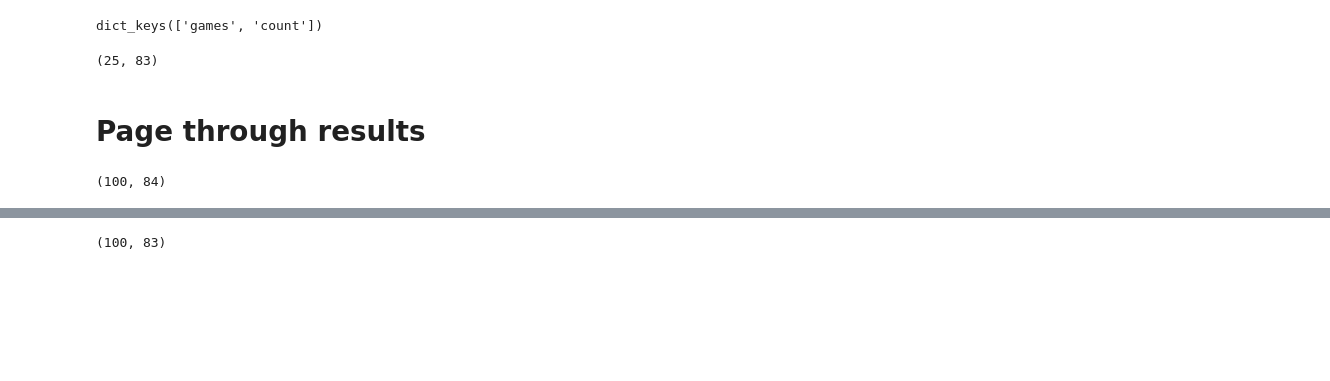
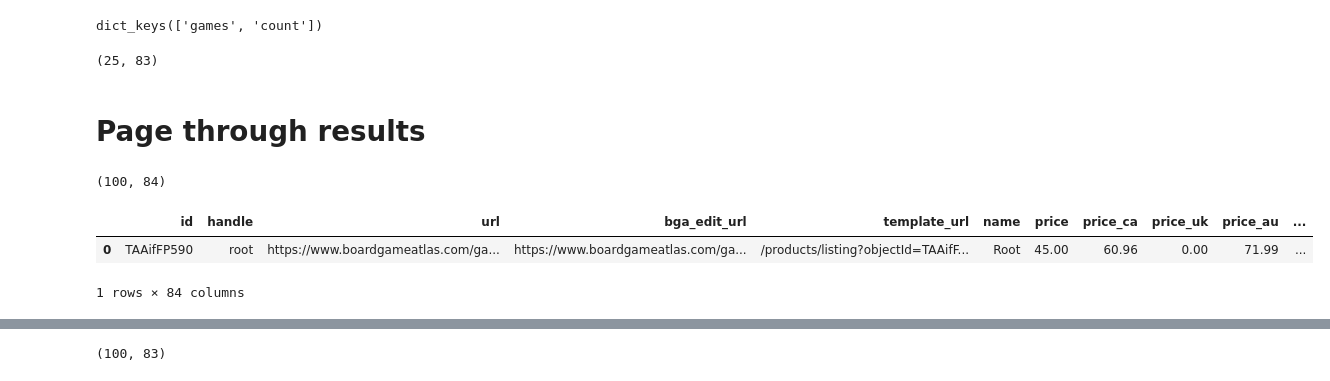
Before and after one commit to Andy-Jensen/board-game-project, a Jupyter notebook: acquire.ipynb, the cells around one changed output, grey strips where cells are left out. Saved outputs shown, nothing was run; the diff lists cells and outputs as text; code cells hidden in the pictures; blank space fills up the shorter version.

```diff
--- a/acquire.ipynb
+++ b/acquire.ipynb
@@ -39,6 +39,12 @@ games=pd.DataFrame(data['games'])
 games.shape
 # %% [output]
 (100, 84)
+# %%
+games.head(1)
+# %% [output]
+|  | id | handle | url | bga_edit_url | template_url | name | price | price_ca | price_uk | price_au | ... |
+| 0 | TAAifFP590 | root | https://www.boardgameatlas.com/ga... | https://www.boardgameatlas.com/ga... | /products/listing?objectId=TAAifF... | Root | 45.00 | 60.96 | 0.00 | 71.99 | ... |
+1 rows × 84 columns
 # %%
 games.tail(1)
 # %% [output]
```
Also changed, not shown: parts of 13 cells of this notebook, 1 other file.
